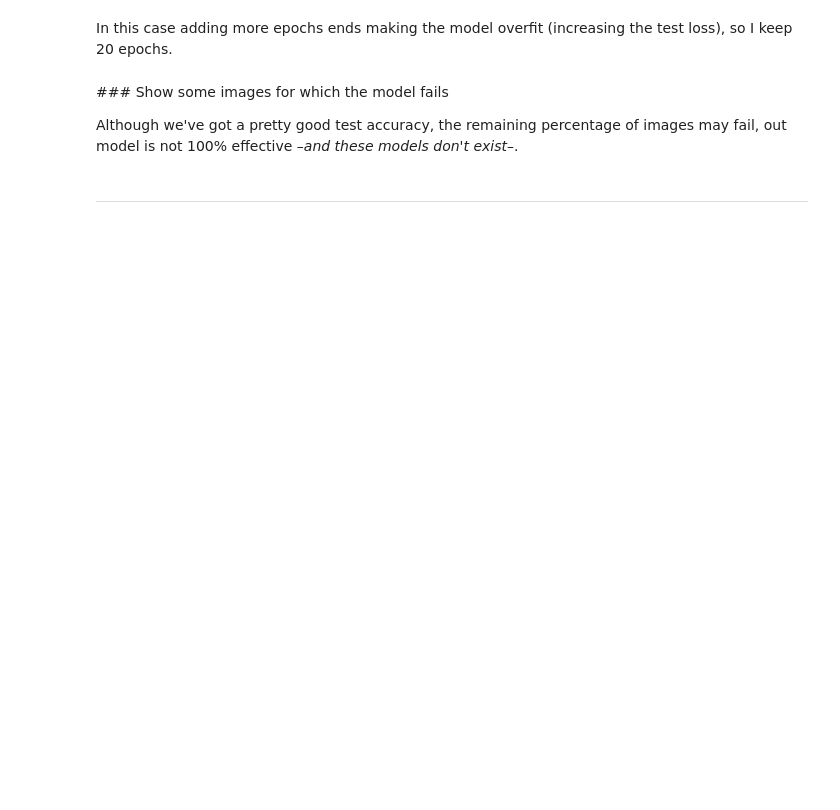
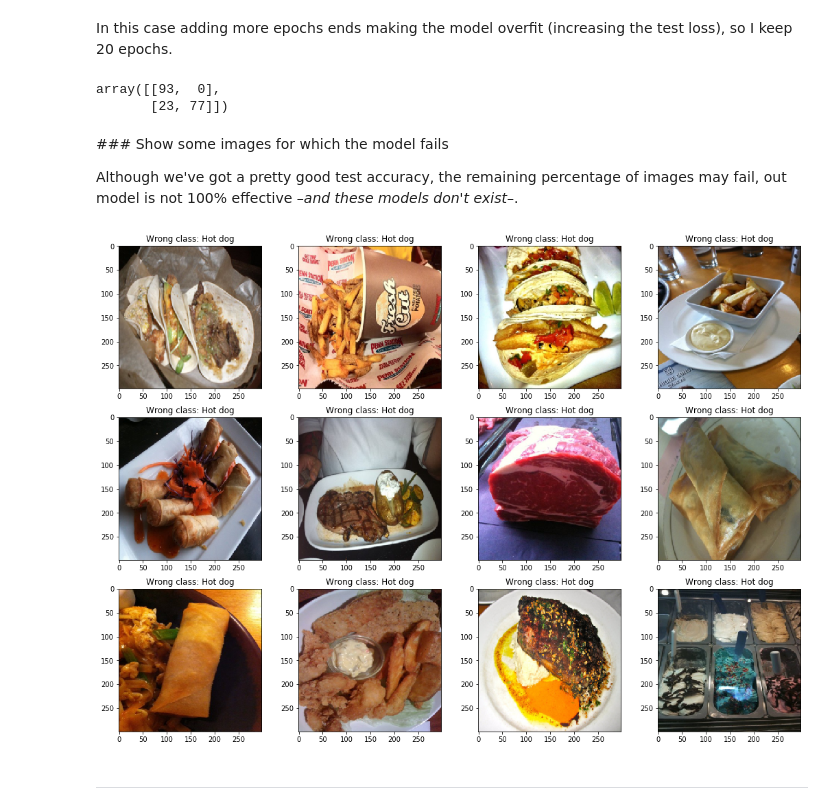
Before and after one commit to matiascaputti/not-hotdog, a Jupyter notebook: Not Hotdog -pretrained-.ipynb, the cells around one changed output. Saved outputs shown, nothing was run; the diff lists cells and outputs as text; code cells hidden in the pictures; blank space fills up the shorter version.

```diff
--- a/Not Hotdog -pretrained-.ipynb
+++ b/Not Hotdog -pretrained-.ipynb
@@ -347,12 +365,16 @@ In this case adding more epochs ends making the model overfit (increasing the te
 # %%
 #Evaluate the confusion matrix
 from sklearn.metrics import confusion_matrix
-preds = model.predict_classes(test_tensor)
+preds = model.predict(test_tensor)
+preds = np.argmax(preds, axis=1)
 
 Y_test_binary = np.argmax(Y_test,axis=1)
 confusion_matrix = confusion_matrix(Y_test_binary, preds)
 
 confusion_matrix
+# %% [output]
+array([[93,  0],
+       [23, 77]])
 # %% [markdown]
 ### Show some images for which the model fails
 
@@ -360,20 +382,22 @@ Although we've got a pretty good test accuracy, the remaining percentage of imag
 # %%
 correct_predictions = preds == Y_test_binary
 incorrect_images = test_tensor[~correct_predictions]
 incorrect_images_index = [i for i, x in enumerate(correct_predictions) if not x]
 
 plt.figure(figsize=(18, 36))
 X_batch=[]
 
-for i in range(0, 24):
+for i in range(0, 12):
     plt.subplot(8, 4, i+1)
     plt.imshow(incorrect_images[i])
 
     incorrect_image_pred_position = incorrect_images_index[i]
     incorrect_image_class = class_names[preds[incorrect_image_pred_position]]
     plt.title('Wrong class: {}'.format(incorrect_image_class))
 
 # show the plot
 plt.show()
+# %% [output]
+[figure, added]
 # %% [markdown]
 ---
```
Also changed, not shown: parts of 6 cells of this notebook, 1 other file.
